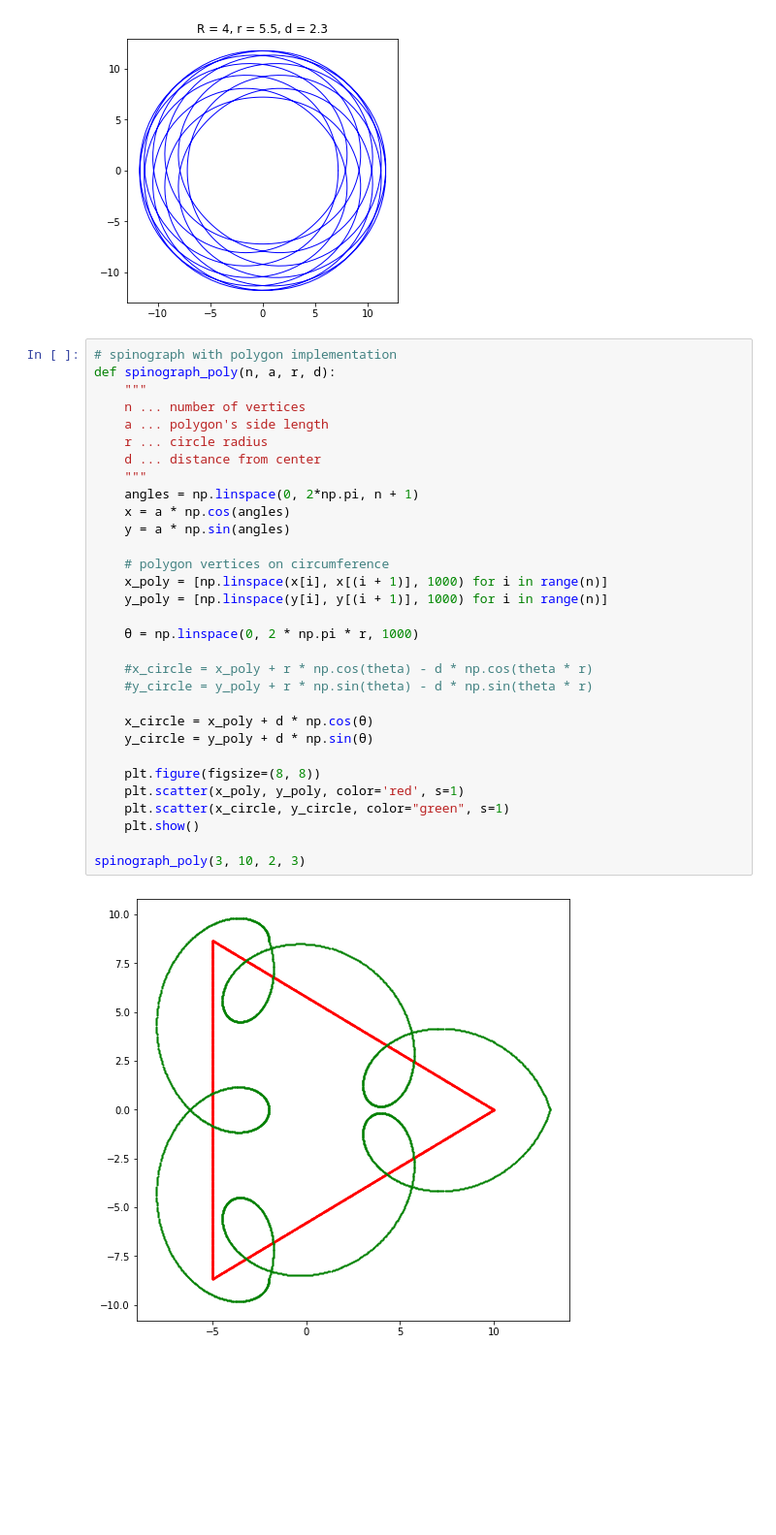
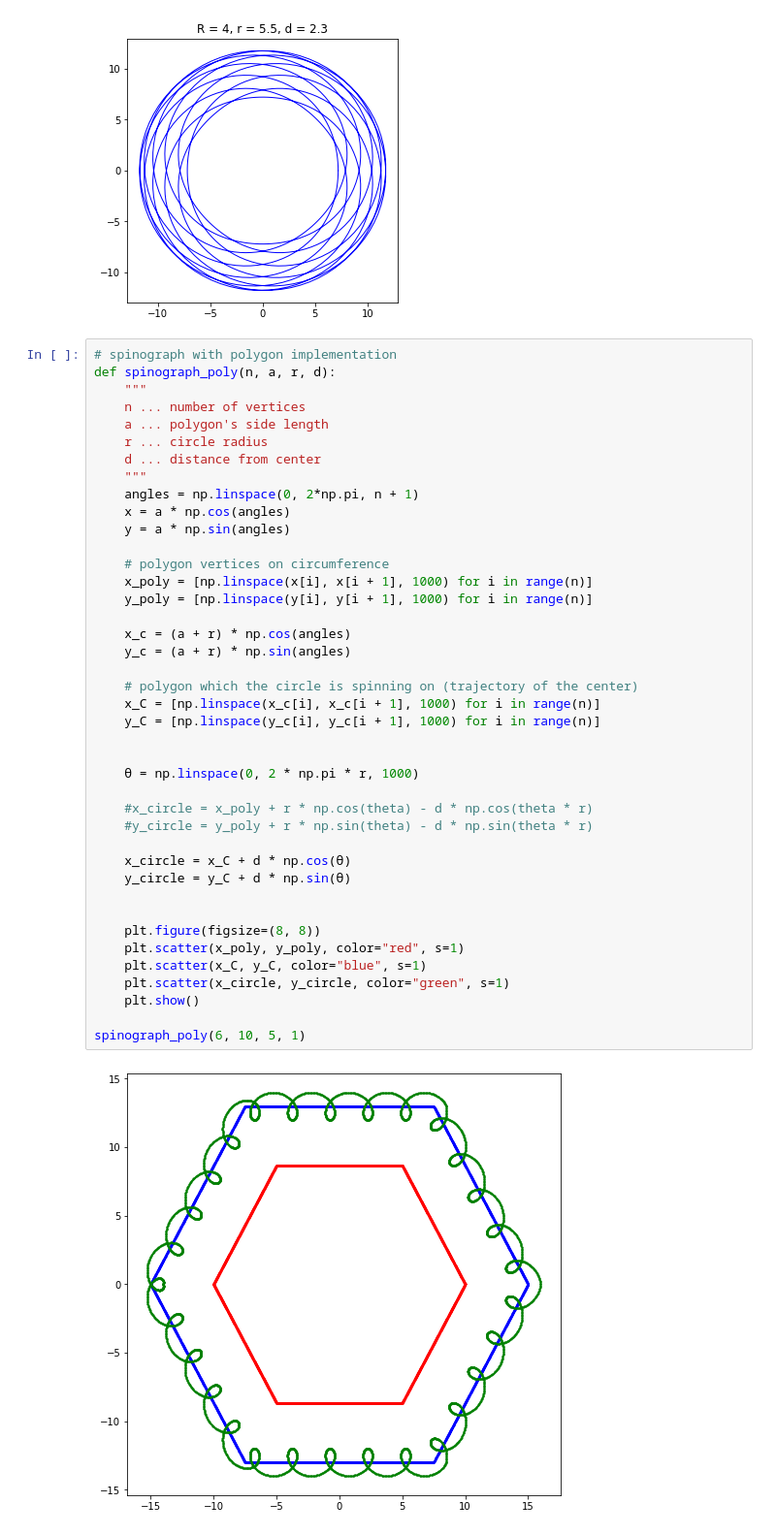
Before and after one commit to TAB0048/vvp-DU, a Jupyter notebook: DU4/DU4.ipynb, the cells around one changed output. Shown at 97% size. Saved outputs shown, nothing was run; the diff lists cells and outputs as text; blank space fills up the shorter version.

Commit message:
update spinograph_poly (still in progress)

```diff
--- a/DU4/DU4.ipynb
+++ b/DU4/DU4.ipynb
@@ -219,33 +219,43 @@ spinograph_outer(4, 5.5, 2.3)
 # %%
 # spinograph with polygon implementation
 def spinograph_poly(n, a, r, d):
     """
     n ... number of vertices
     a ... polygon's side length
     r ... circle radius
     d ... distance from center
     """
     angles = np.linspace(0, 2*np.pi, n + 1)
     x = a * np.cos(angles)
     y = a * np.sin(angles)
 
     # polygon vertices on circumference
-    x_poly = [np.linspace(x[i], x[(i + 1)], 1000) for i in range(n)]
-    y_poly = [np.linspace(y[i], y[(i + 1)], 1000) for i in range(n)]
+    x_poly = [np.linspace(x[i], x[i + 1], 1000) for i in range(n)]
+    y_poly = [np.linspace(y[i], y[i + 1], 1000) for i in range(n)]
+
+    x_c = (a + r) * np.cos(angles)
+    y_c = (a + r) * np.sin(angles)
+
+    # polygon which the circle is spinning on (trajectory of the center)
+    x_C = [np.linspace(x_c[i], x_c[i + 1], 1000) for i in range(n)]
+    y_C = [np.linspace(y_c[i], y_c[i + 1], 1000) for i in range(n)]
+
 
     θ = np.linspace(0, 2 * np.pi * r, 1000)
 
     #x_circle = x_poly + r * np.cos(theta) - d * np.cos(theta * r)
     #y_circle = y_poly + r * np.sin(theta) - d * np.sin(theta * r)
 
-    x_circle = x_poly + d * np.cos(θ)
-    y_circle = y_poly + d * np.sin(θ)
+    x_circle = x_C + d * np.cos(θ)
+    y_circle = y_C + d * np.sin(θ)
+
 
     plt.figure(figsize=(8, 8))
-    plt.scatter(x_poly, y_poly, color='red', s=1)
+    plt.scatter(x_poly, y_poly, color="red", s=1)
+    plt.scatter(x_C, y_C, color="blue", s=1)
     plt.scatter(x_circle, y_circle, color="green", s=1)
     plt.show()
 
-spinograph_poly(3, 10, 2, 3)
+spinograph_poly(6, 10, 5, 1)
 # %% [output]
-[figure, old version]
+[figure, new version]
```
